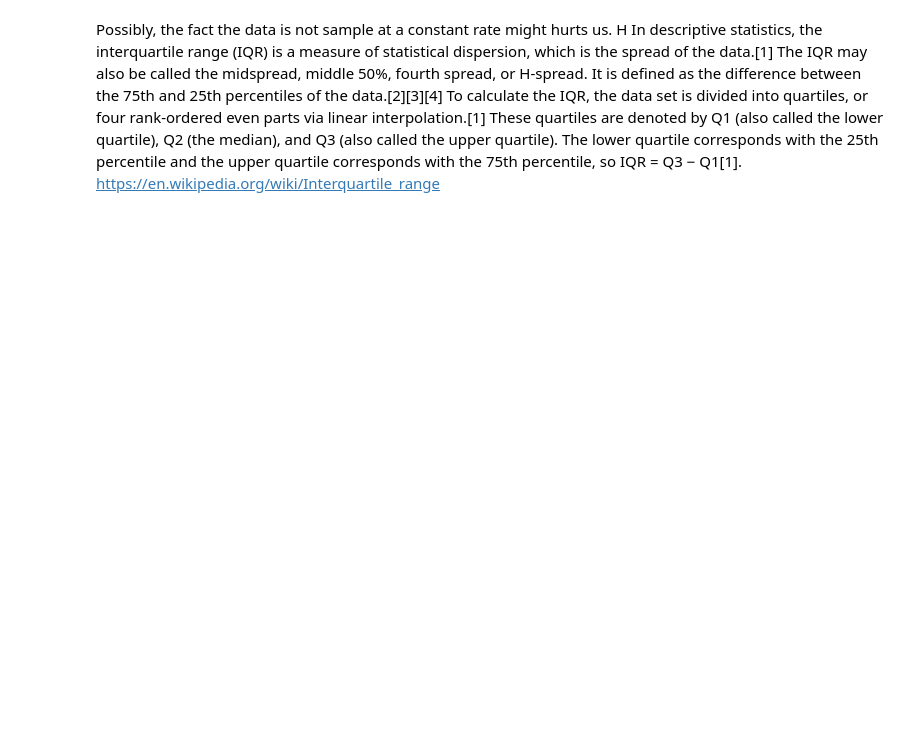
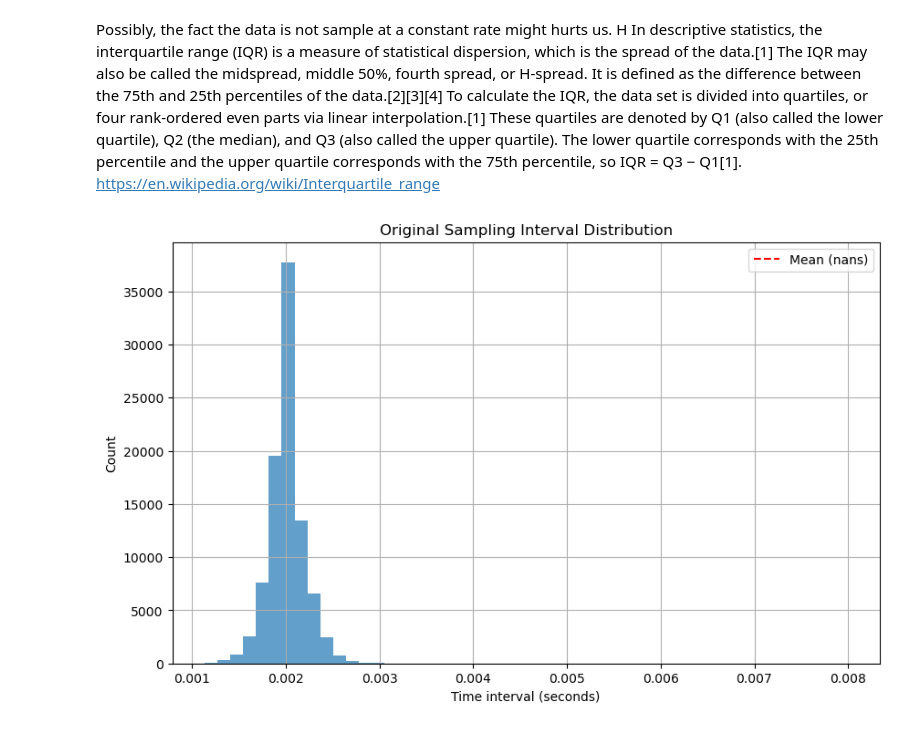
Before and after one commit to TheNewtonCapstone/newton-motor-modelling, a Jupyter notebook: training/mlp.ipynb, the cells around one changed output. Cells and saved outputs as stored; diff of their text form; code cells hidden in the pictures; blank space fills up the shorter version.

```diff
--- a/training/mlp.ipynb
+++ b/training/mlp.ipynb
@@ -160,15 +171,17 @@ https://en.wikipedia.org/wiki/Interquartile_range
 # %%
 # # signal analysis for time diff sampling, to see if there is any outliers
 #
-# raw_dt = dataset_500.get_df()["time"].diff().values
-# plt.figure(figsize=(10, 6))
-# plt.hist(raw_dt, bins=50, alpha=0.7)
-# plt.axvline(np.mean(raw_dt), color='r', linestyle='--', label=f'Mean ({np.mean(raw_dt):.4f}s)')
-# plt.title('Original Sampling Interval Distribution')
-# plt.xlabel('Time interval (seconds)')
-# plt.ylabel('Count')
-# plt.grid(True)
-# plt.legend()
-# plt.show()
+raw_dt = dataset_500.get_df()["time"].diff().values
+plt.figure(figsize=(10, 6))
+plt.hist(raw_dt, bins=50, alpha=0.7)
+plt.axvline(np.mean(raw_dt), color='r', linestyle='--', label=f'Mean ({np.mean(raw_dt):.4f}s)')
+plt.title('Original Sampling Interval Distribution')
+plt.xlabel('Time interval (seconds)')
+plt.ylabel('Count')
+plt.grid(True)
+plt.legend()
+plt.show()
+# %% [output]
+[figure, added]
 # %%
 # perfom signal analysis to make sure there is not outliers
```
Also changed, not shown: parts of 19 cells of this notebook.
